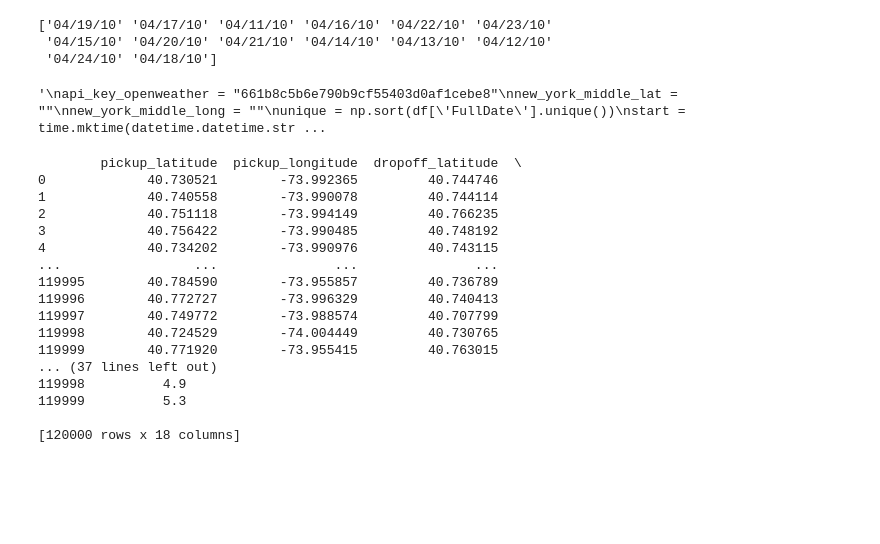
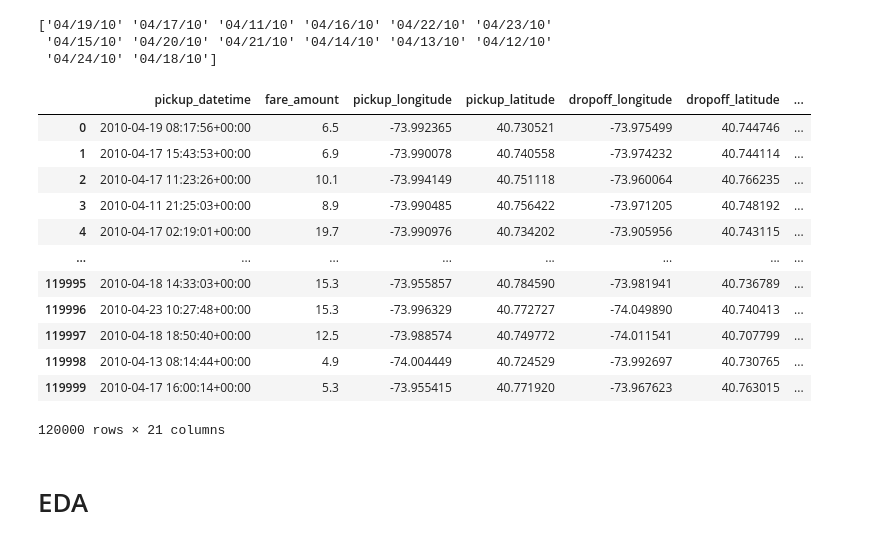
Before and after one commit to Alacho2/Deep_final, a Jupyter notebook: project.ipynb, the cells around one changed output. Cells and saved outputs as stored; diff of their text form; code cells hidden in the pictures; blank space fills up the shorter version.

```diff
--- a/project.ipynb
+++ b/project.ipynb
@@ -85,21 +93,6 @@ print(df['FullDate'].unique())
 ['04/19/10' '04/17/10' '04/11/10' '04/16/10' '04/22/10' '04/23/10'
  '04/15/10' '04/20/10' '04/21/10' '04/14/10' '04/13/10' '04/12/10'
  '04/24/10' '04/18/10']
-# %%
-'''
-api_key_openweather = "661b8c5b6e790b9cf55403d0af1cebe8"
-new_york_middle_lat = ""
-new_york_middle_long = ""
-unique = np.sort(df['FullDate'].unique())
-start = time.mktime(datetime.datetime.strptime(unique[0], "%m/%d/%y").timetuple())
-end = time.mktime(datetime.datetime.strptime(unique[len(unique) - 1], "%m/%d/%y").timetuple())
-url = f"https://history.openweathermap.org/data/2.5/history/city?lat={new_york_middle_lat}&lon={new_york_middle_long}&type=hour&start={start}&end={end}&appid={api_key_openweather}"
-
-print(url)
-'''
-# Historical weather data, not working
-# %% [output]
-'\napi_key_openweather = "661b8c5b6e790b9cf55403d0af1cebe8"\nnew_york_middle_lat = ""\nnew_york_middle_long = ""\nunique = np.sort(df[\'FullDate\'].unique())\nstart = time.mktime(datetime.datetime.str ...
 # %%
 # lets have some weather-y fuuuuuuuuuuuun-fuuuuuun-function
 # see this for doc https://www1.ncdc.noaa.gov/pub/data/cdo/documentation/GHCND_documentation.pdf
@@ -123,33 +116,36 @@ df.rename(columns={'FullDate':'DATE'}, inplace=True)
 
 merged_df = pd.merge(df, weather_data, how="left",on="DATE")
 # %%
-network_data = merged_df[['pickup_latitude', 'pickup_longitude', 'dropoff_latitude', 'dropoff_longitude', 'dist_km', 'passenger_count', 'is_by_airport', 'Hour', 'AMorPM', 'Weekday', 'Month', 'PRCP', 'SNWD', 'SNOW', 'TMAX', 'TMIN', 'AWND', 'fare_amount']]
-
-# normalize the data
-
-print(network_data)
-
-prediction = network_data['fare_amount']
-
-network_data.drop('fare_amount', axis=1)
-X = network_data.values
-
-y = prediction.values.reshape(-1,1)
+# network_data = merged_df[['pickup_latitude', 'pickup_longitude', 'dropoff_latitude', 'dropoff_longitude', 'dist_km', 'passenger_count', 'Hour', 'AMorPM', 'Weekday', 'Month', 'fare_amount']]#, 'is_by_airport','PRCP', 'SNWD', 'SNOW', 'TMAX', 'TMIN', 'AWND']]
+#
+# #print(network_data)
+#
+# prediction = network_data['fare_amount']
+#
+# # network_data.drop('fare_amount', axis=1)
+# X = network_data.drop('fare_amount', axis=1)
+#
+# #y = prediction.values.reshape(-1,1)
+# y=prediction
+#
+# # scaler = StandardScaler()
+# #
+# # scaler.fit_transform(train_X, test_X)
-# %% [output]
-        pickup_latitude  pickup_longitude  dropoff_latitude  \
-0             40.730521        -73.992365         40.744746
-1             40.740558        -73.990078         40.744114
-2             40.751118        -73.994149         40.766235
-3             40.756422        -73.990485         40.748192
-4             40.734202        -73.990976         40.743115
-...                 ...               ...               ...
-119995        40.784590        -73.955857         40.736789
-119996        40.772727        -73.996329         40.740413
-119997        40.749772        -73.988574         40.707799
-119998        40.724529        -74.004449         40.730765
-119999        40.771920        -73.955415         40.763015
-... (37 lines left out)
-119998          4.9
-119999          5.3
-
-[120000 rows x 18 columns]
+# %%
+merged_df
+# %% [output]
+|  | pickup_datetime | fare_amount | pickup_longitude | pickup_latitude | dropoff_longitude | dropoff_latitude | ... |
+| 0 | 2010-04-19 08:17:56+00:00 | 6.5 | -73.992365 | 40.730521 | -73.975499 | 40.744746 | ... |
+| 1 | 2010-04-17 15:43:53+00:00 | 6.9 | -73.990078 | 40.740558 | -73.974232 | 40.744114 | ... |
+| 2 | 2010-04-17 11:23:26+00:00 | 10.1 | -73.994149 | 40.751118 | -73.960064 | 40.766235 | ... |
+| 3 | 2010-04-11 21:25:03+00:00 | 8.9 | -73.990485 | 40.756422 | -73.971205 | 40.748192 | ... |
+| 4 | 2010-04-17 02:19:01+00:00 | 19.7 | -73.990976 | 40.734202 | -73.905956 | 40.743115 | ... |
+| ... | ... | ... | ... | ... | ... | ... | ... |
+| 119995 | 2010-04-18 14:33:03+00:00 | 15.3 | -73.955857 | 40.784590 | -73.981941 | 40.736789 | ... |
+| 119996 | 2010-04-23 10:27:48+00:00 | 15.3 | -73.996329 | 40.772727 | -74.049890 | 40.740413 | ... |
+| 119997 | 2010-04-18 18:50:40+00:00 | 12.5 | -73.988574 | 40.749772 | -74.011541 | 40.707799 | ... |
+| 119998 | 2010-04-13 08:14:44+00:00 | 4.9 | -74.004449 | 40.724529 | -73.992697 | 40.730765 | ... |
+| 119999 | 2010-04-17 16:00:14+00:00 | 5.3 | -73.955415 | 40.771920 | -73.967623 | 40.763015 | ... |
+120000 rows × 21 columns
+# %% [markdown]
+# EDA
```
Also changed, not shown: parts of 20 cells of this notebook.
